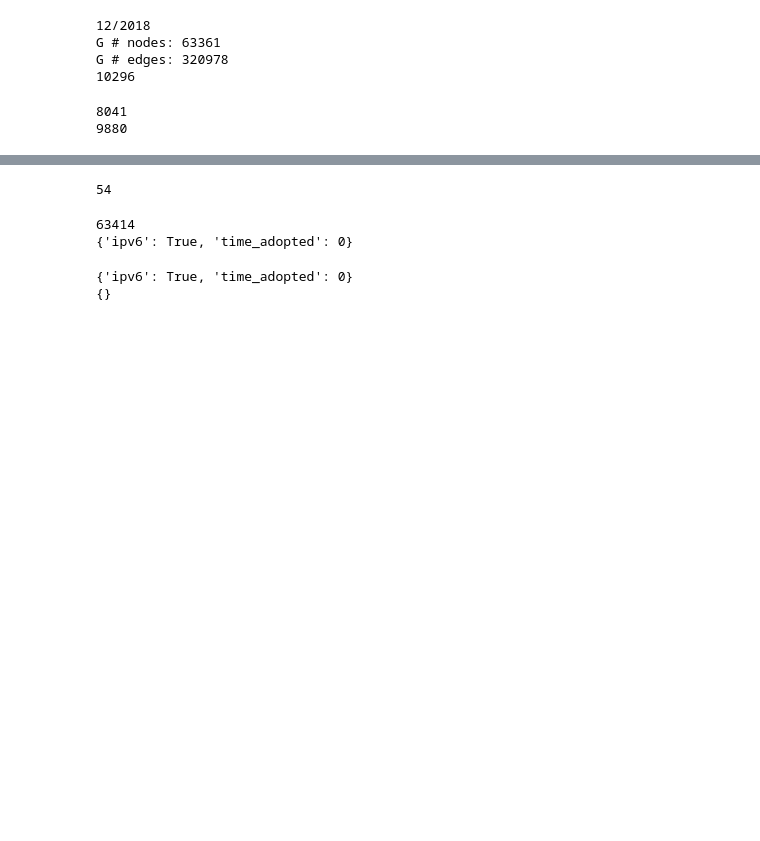
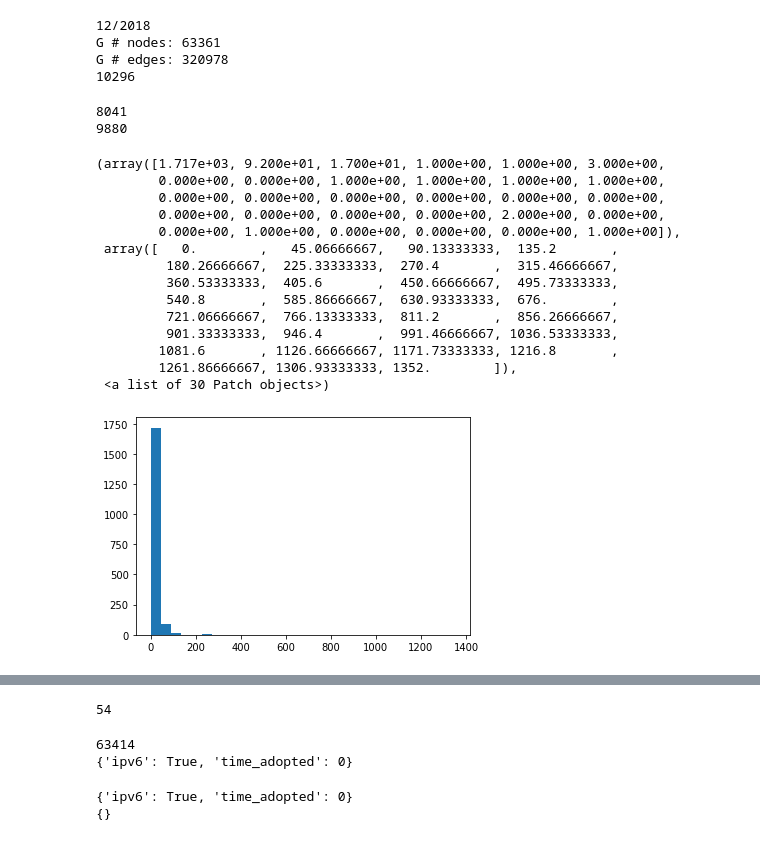
Before and after one commit to leslierice1/15744_project_ipv6_cascades, a Jupyter notebook: cascade-experiments.ipynb, the cells around one changed output, grey strips where cells are left out. Drawn from its saved outputs; the diff is of its cells as text; code cells hidden in the pictures; blank space fills up the shorter version.

```diff
--- a/cascade-experiments.ipynb
+++ b/cascade-experiments.ipynb
@@ -187,8 +188,8 @@ G # nodes: 63361
 G # edges: 320978
 10296
 # %%
-initial_ipv6 = sum([1 for i in G.nodes if G.nodes[i].get('time_adopted') == 0])
-print(initial_ipv6)
+initial_ipv6 = [i for i in G.nodes if G.nodes[i].get('time_adopted') == 0]
+print(len(initial_ipv6))
 ipv6_nodes = [n for n in G.nodes if G.nodes[n].get('ipv6')]
 print(len(ipv6_nodes))
 # %% [output]
@@ -196,0 +256,20 @@ print(len(ipv6_nodes))
+# %%
+num_ipv6_influencers = [calculate_num_ipv6_influencers(node) for node in set(ipv6_nodes) - set(initial_ipv6)]
+frac_ipv6_influencers = [calculate_frac_ipv6_influencers(node) for node in ipv6_nodes]
+plt.hist(num_ipv6_influencers, bins=30)
+# %% [output]
+(array([1.717e+03, 9.200e+01, 1.700e+01, 1.000e+00, 1.000e+00, 3.000e+00,
+        0.000e+00, 0.000e+00, 1.000e+00, 1.000e+00, 1.000e+00, 1.000e+00,
+        0.000e+00, 0.000e+00, 0.000e+00, 0.000e+00, 0.000e+00, 0.000e+00,
+        0.000e+00, 0.000e+00, 0.000e+00, 0.000e+00, 2.000e+00, 0.000e+00,
+        0.000e+00, 1.000e+00, 0.000e+00, 0.000e+00, 0.000e+00, 1.000e+00]),
+ array([   0.        ,   45.06666667,   90.13333333,  135.2       ,
+         180.26666667,  225.33333333,  270.4       ,  315.46666667,
+         360.53333333,  405.6       ,  450.66666667,  495.73333333,
+         540.8       ,  585.86666667,  630.93333333,  676.        ,
+         721.06666667,  766.13333333,  811.2       ,  856.26666667,
+         901.33333333,  946.4       ,  991.46666667, 1036.53333333,
+        1081.6       , 1126.66666667, 1171.73333333, 1216.8       ,
+        1261.86666667, 1306.93333333, 1352.        ]),
+ <a list of 30 Patch objects>)
+[figure, added]
```
Also changed, not shown: parts of 14 cells of this notebook.
